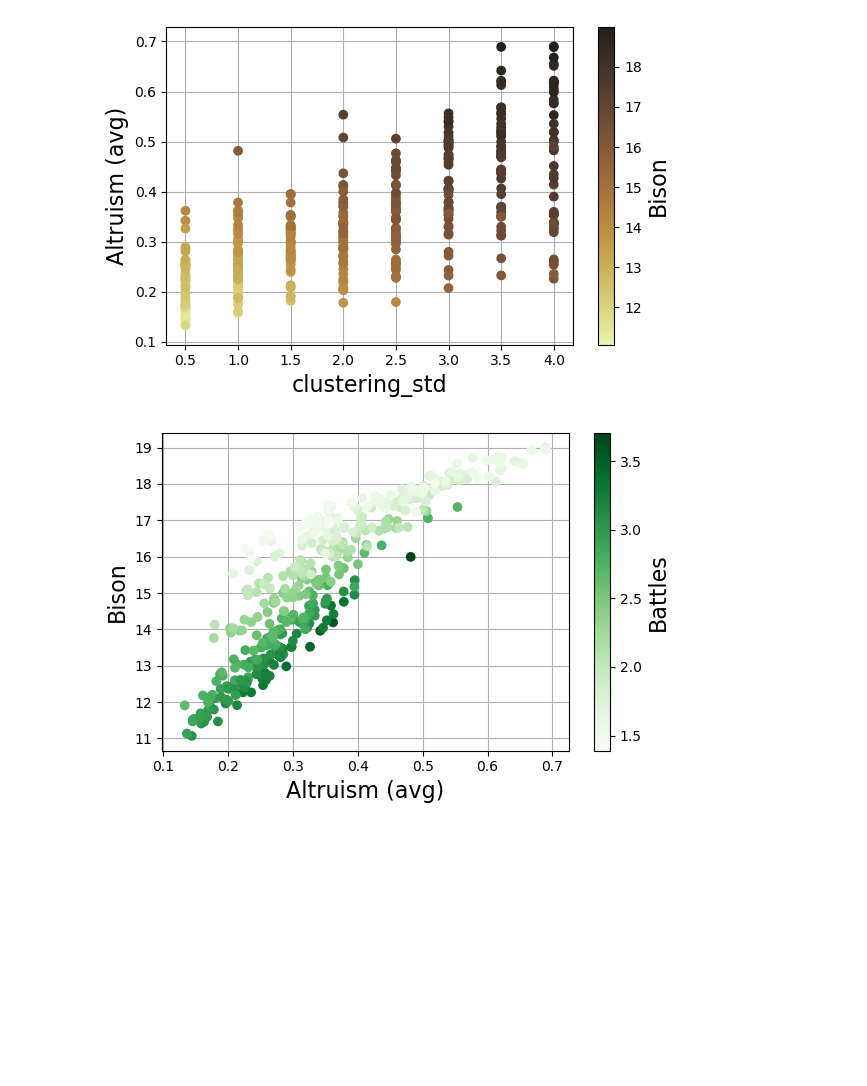
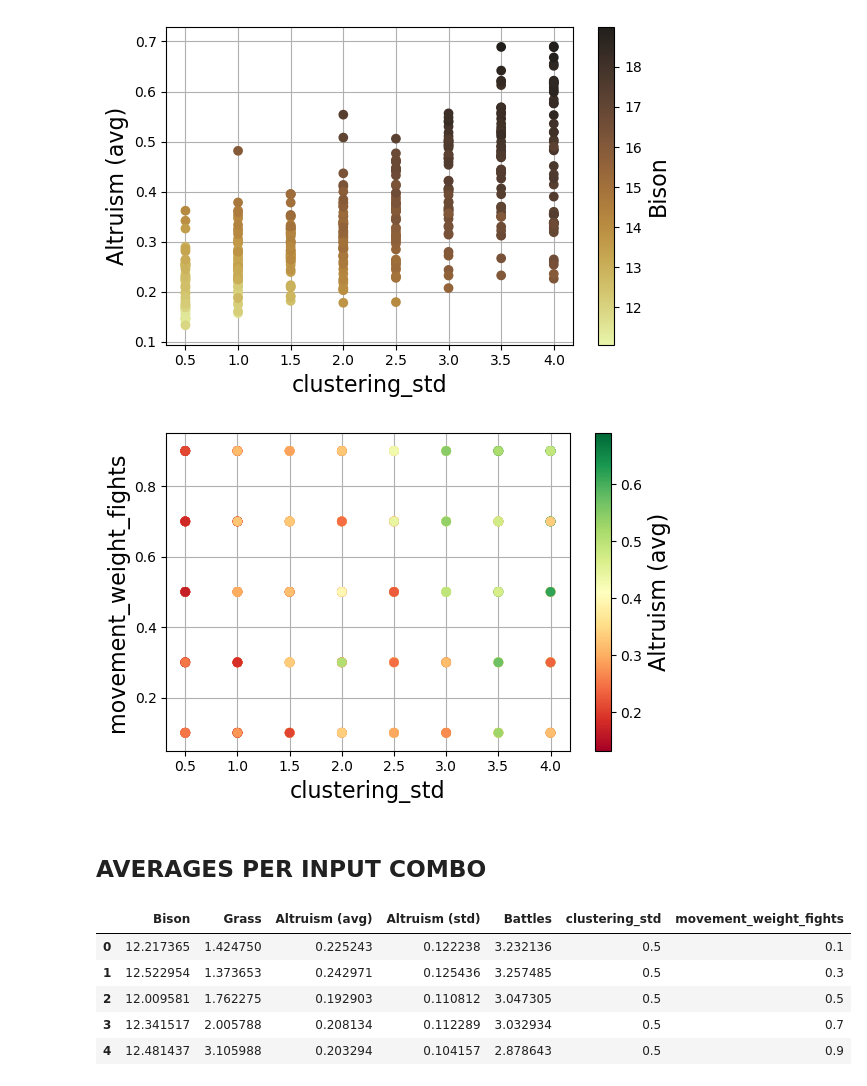
Before and after one commit to jurrew27/abm-project, a Jupyter notebook: Results_Visualisation.ipynb, the cells around one changed output. Saved outputs shown, nothing was run; the diff lists cells and outputs as text; code cells hidden in the pictures; blank space fills up the shorter version.

```diff
--- a/Results_Visualisation.ipynb
+++ b/Results_Visualisation.ipynb
@@ -215,6 +232,18 @@ plot_scatter_avg(params, avg_per_run, vx=6, vy=3, vc=1, save_fig=False)
 # %% [output]
 [figure]
 # %%
-plot_scatter_avg(params, avg_per_run, 3, 1, 5, save_fig=False)
+plot_scatter_avg(params, avg_per_run, vx=6, vy=7, vc=3, save_fig=False)
 # %% [output]
-[figure, old version]
+[figure, new version]
+# %% [markdown]
+## AVERAGES PER INPUT COMBO
+# %%
+avg_per_param = create_avg_per_param(avg_per_run, variable_params)
+avg_per_param.head()
+# %% [output]
+|  | Bison | Grass | Altruism (avg) | Altruism (std) | Battles | clustering_std | movement_weight_fights |
+| 0 | 12.217365 | 1.424750 | 0.225243 | 0.122238 | 3.232136 | 0.5 | 0.1 |
+| 1 | 12.522954 | 1.373653 | 0.242971 | 0.125436 | 3.257485 | 0.5 | 0.3 |
+| 2 | 12.009581 | 1.762275 | 0.192903 | 0.110812 | 3.047305 | 0.5 | 0.5 |
+| 3 | 12.341517 | 2.005788 | 0.208134 | 0.112289 | 3.032934 | 0.5 | 0.7 |
+| 4 | 12.481437 | 3.105988 | 0.203294 | 0.104157 | 2.878643 | 0.5 | 0.9 |
```
Also changed, not shown: parts of 4 cells of this notebook.
